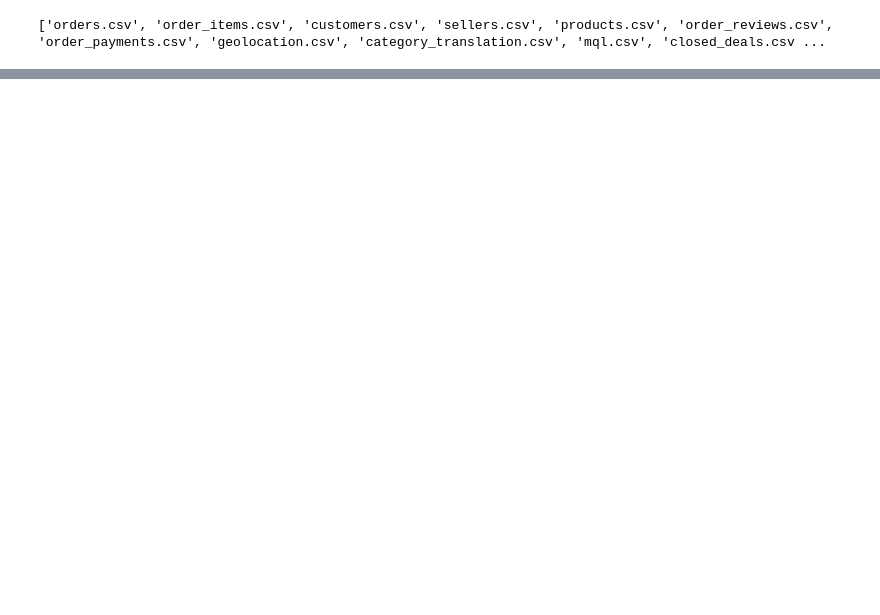
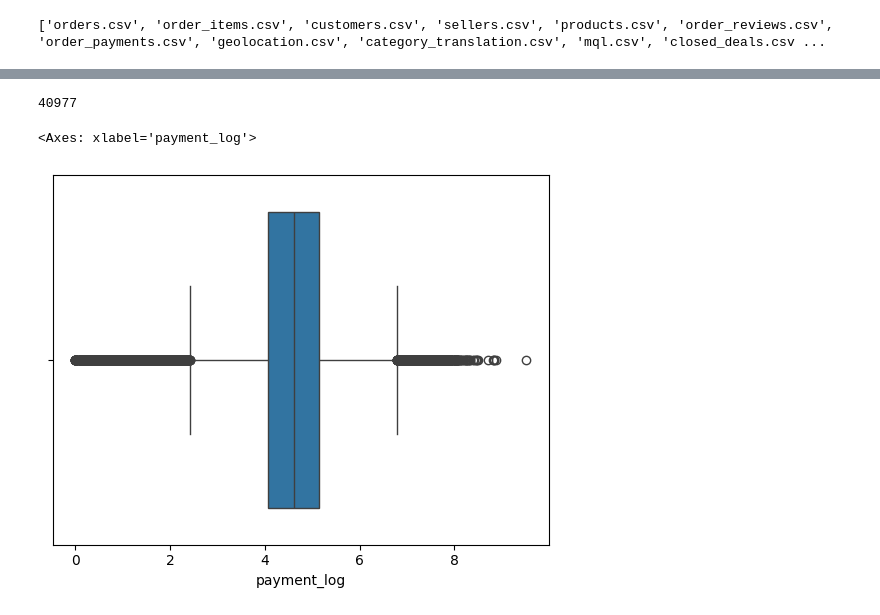
Before and after one commit to ibrahimferel/pulse-customer-intelligence-platform, a Jupyter notebook: notebooks/eda_fp_mci.ipynb, the cells around one changed output, grey strips where cells are left out. Saved outputs shown, nothing was run; the diff lists cells and outputs as text; code cells hidden in the pictures; blank space fills up the shorter version.

```diff
--- a/notebooks/eda_fp_mci.ipynb
+++ b/notebooks/eda_fp_mci.ipynb
@@ -204,0 +258,25 @@ Preview:
+# %%
+reviews_with_text = order_reviews[
+    order_reviews.review_comment_message.notna()
+]
+
+print(len(reviews_with_text))
+# %% [output]
+40977
+# %%
+import numpy as np
+
+order_payments['payment_log'] = np.log1p(
+    order_payments.payment_value
+)
+
+sns.boxplot(
+    x=order_payments['payment_log']
+)
+
+# sns.boxplot(
+#     x=order_payments['payment_value']
+# )
+# %% [output]
+<Axes: xlabel='payment_log'>
+[figure, added]
```
Also changed, not shown: parts of 95 cells of this notebook, 7 other files.
